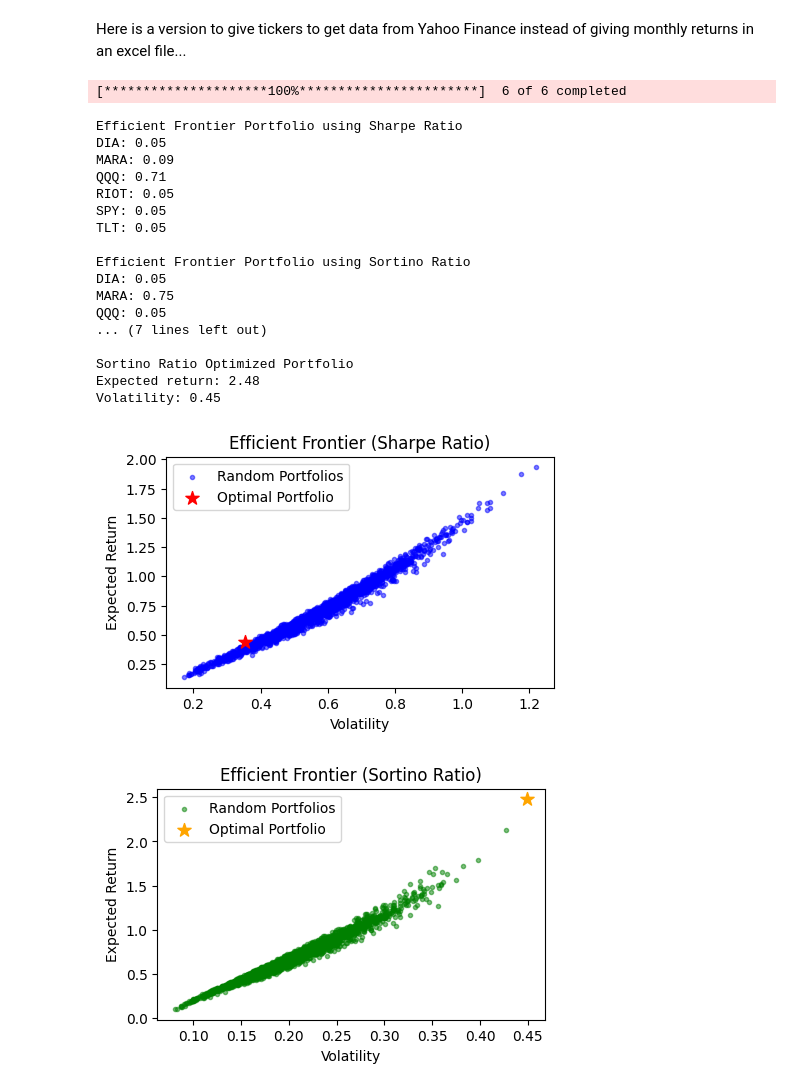
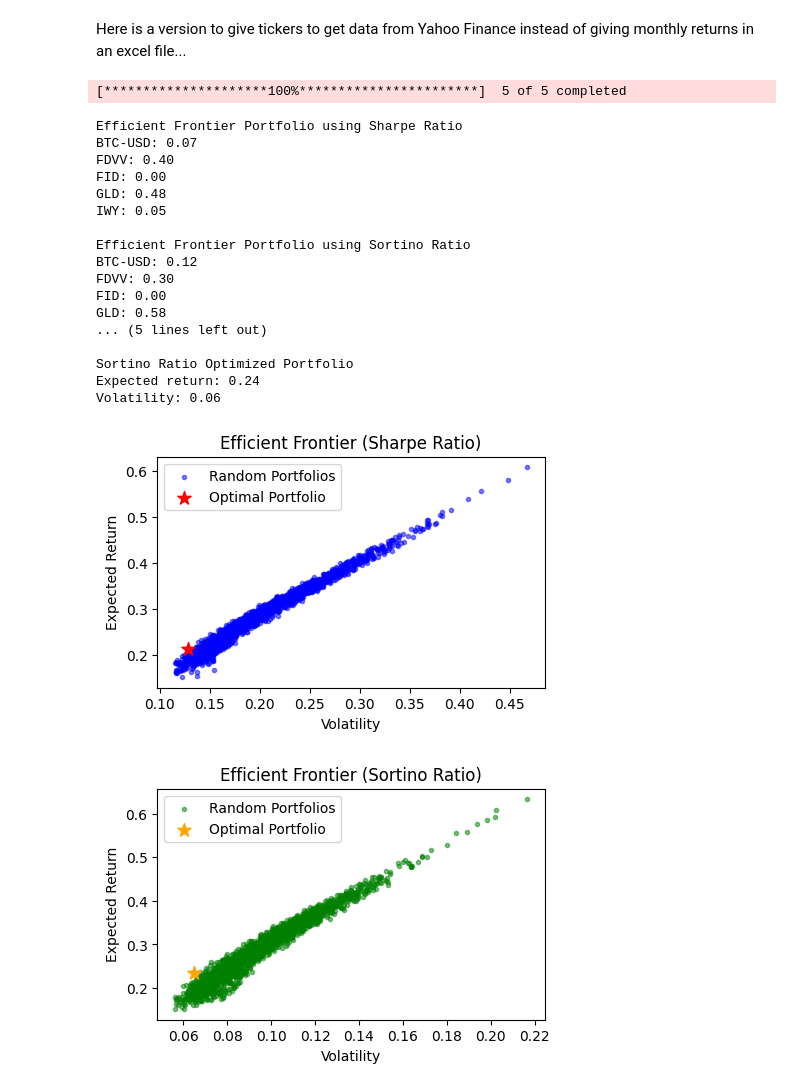
Before and after one commit to ergodique/Portfolio, a Jupyter notebook: Portfolio Optimisation/Portfolio Optimization.ipynb, the cells around one changed output. Cells and saved outputs as stored; diff of their text form; code cells hidden in the pictures.

```diff
--- a/Portfolio Optimisation/Portfolio Optimization.ipynb
+++ b/Portfolio Optimisation/Portfolio Optimization.ipynb
@@ -189,15 +189,16 @@ from datetime import datetime, timedelta
 # Define the tickers for your portfolio
 #tickers = ['IUIS.L','EEM','IUSP.L','IDTL.L','NFE','XOM']
 #tickers = ['IUIS.L','EEM','IUSP.L','IDTL.L','NFE','XOM','FTAI']
-tickers = [
-    'NFE', 'FOA', 'MPW', 'ABCB', 'GE', 'FN', 'FTAI', 'PLTR', 'MU', 'MRK',
-    'CI', 'AMD', 'INTC', 'ZTS', 'ET', 'BSX', 'MELI', 'AVGO', 'LLY', 'DE',
-    'CAT', 'UBER', 'UNP', 'HON', 'RTX', 'BA', 'LMT', 'ADP', 'ETN', 'DOUG',
-    'OC', 'SLB', 'XOM', 'HTLD', 'FWRD', 'PBI', 'LNG', 'GLNG', 'RIG', 'VAL'
-]
-
-#tickers = ['IUIS.L','EEM','IUSP.L','IDTL.L','NFE','XOM','FTAI','SISE.IS']
-min_bound = 0.05
+# tickers = [
+#     'NFE', 'FOA', 'MPW', 'ABCB', 'GE', 'FN', 'FTAI', 'PLTR', 'MU', 'MRK',
+#     'CI', 'AMD', 'INTC', 'ZTS', 'ET', 'BSX', 'MELI', 'AVGO', 'LLY', 'DE',
+#     'CAT', 'UBER', 'UNP', 'HON', 'RTX', 'BA', 'LMT', 'ADP', 'ETN', 'DOUG',
+#     'OC', 'SLB', 'XOM', 'HTLD', 'FWRD', 'PBI', 'LNG', 'GLNG', 'RIG', 'VAL'
+# ]
+#tickers = ['QQQ','SPY','FID','QQQI','SPYI','FDVV','VIG','DGRO','MGV','SCHD']
+#tickers = ['BTC-USD','FID','FDVV','GLD']
+tickers = ['FID','FDVV','GLD','IWY','BTC-USD']
+min_bound = 0.00
 years = 5
 
 # Function to get the last month's start date and go back 5 years
@@ -210,7 +211,7 @@ def get_x_year_range(years):
 # Download historical data for the tickers (monthly returns)
 def get_monthly_returns(tickers):
     start_date, end_date = get_x_year_range(years)
-    data = yf.download(tickers, start=start_date, end=end_date, interval="1mo")['Adj Close']
+    data = yf.download(tickers, start=start_date, end=end_date, interval="1mo",auto_adjust=True)['Close']
 
     # Remove any tickers with missing data (NaN values)
     data = data.dropna(axis=1, how='any')  # Drop columns (tickers) with any NaN values
@@ -340,45 +341,45 @@ plt.xlabel('Volatility')
 plt.ylabel('Expected Return')
 plt.legend()
 plt.show()
 
 # Plot efficient frontier for Sortino ratio optimized portfolio
 portfolio_returns_sortino = []
 portfolio_volatilities_sortino = []
 for i in range(2000):
     weights = np.random.rand(num_assets)
     weights /= np.sum(weights)
     portfolio_returns_sortino.append((1+np.dot(weights.T, mean_returns))**12-1)
     downside_returns = df[df < 0].fillna(0)
     portfolio_volatilities_sortino.append(np.sqrt(np.dot(weights.T, np.dot(downside_returns.cov(), weights)))* math.sqrt(12))
 portfolio_returns_sortino = np.array(portfolio_returns_sortino)
 portfolio_volatilities_sortino = np.array(portfolio_volatilities_sortino)
 
 plt.figure(figsize=(5, 3))
 plt.scatter(portfolio_volatilities_sortino, portfolio_returns_sortino, marker='.', color='green', alpha=0.5, label='Random Portfolios')
 plt.scatter(sortino_portfolio_volatility_annual, sortino_portfolio_return_annual, color='orange', marker='*', s=100, label='Optimal Portfolio')
 plt.title('Efficient Frontier (Sortino Ratio)')
 plt.xlabel('Volatility')
 plt.ylabel('Expected Return')
 plt.legend()
 plt.show()
 # %% [output]
-[*********************100%***********************]  6 of 6 completed
+[*********************100%***********************]  5 of 5 completed
 Efficient Frontier Portfolio using Sharpe Ratio
-DIA: 0.05
-MARA: 0.09
-QQQ: 0.71
-RIOT: 0.05
-SPY: 0.05
-TLT: 0.05
+BTC-USD: 0.07
+FDVV: 0.40
+FID: 0.00
+GLD: 0.48
+IWY: 0.05
 
 Efficient Frontier Portfolio using Sortino Ratio
-DIA: 0.05
-MARA: 0.75
-QQQ: 0.05
-... (7 lines left out)
+BTC-USD: 0.12
+FDVV: 0.30
+FID: 0.00
+GLD: 0.58
+... (5 lines left out)
 
 Sortino Ratio Optimized Portfolio
-Expected return: 2.48
-Volatility: 0.45
+Expected return: 0.24
+Volatility: 0.06
-[figure, old version]
+[figure, new version]
-[figure, old version]
+[figure, new version]
```
Also changed, not shown: 1 other file.
